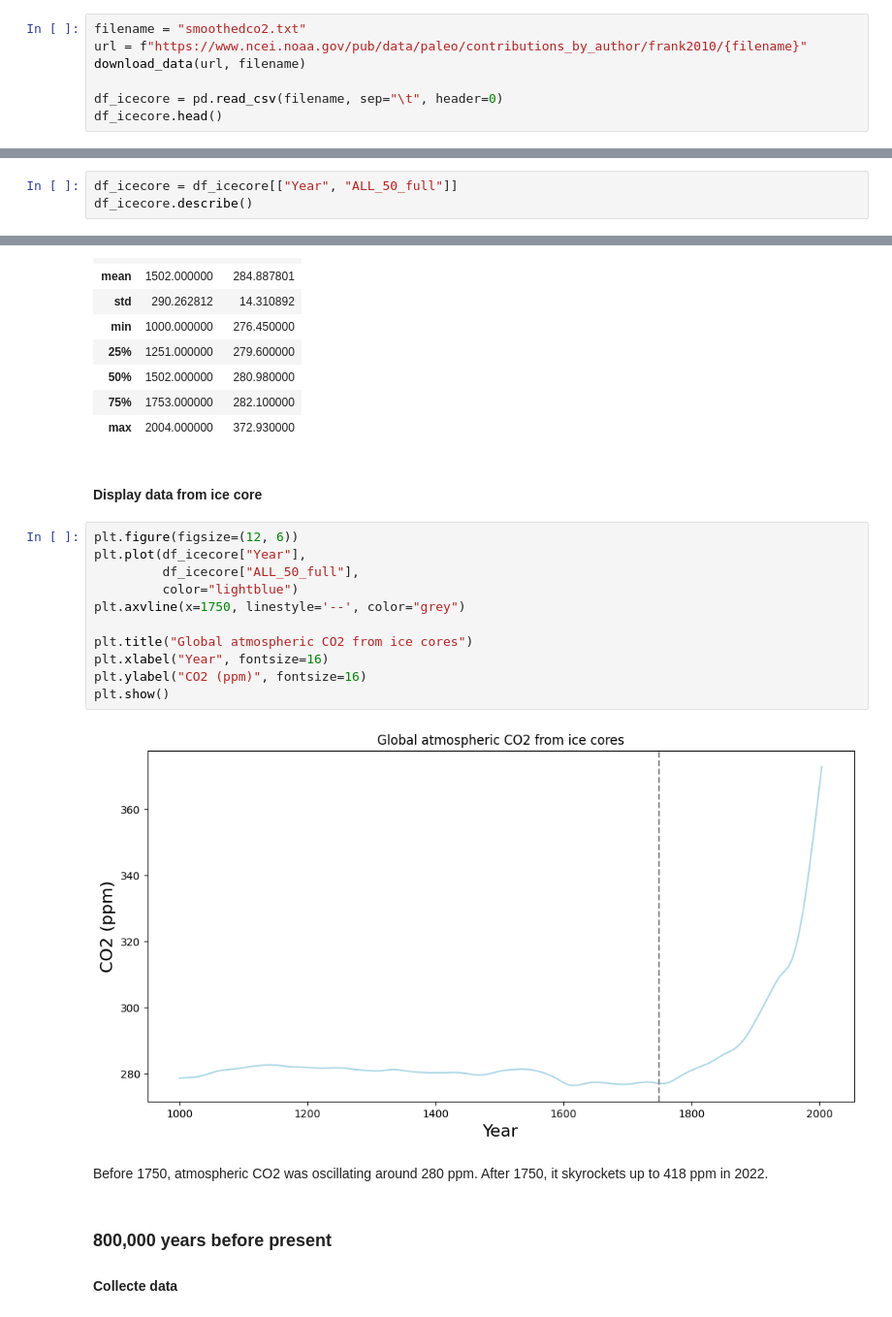
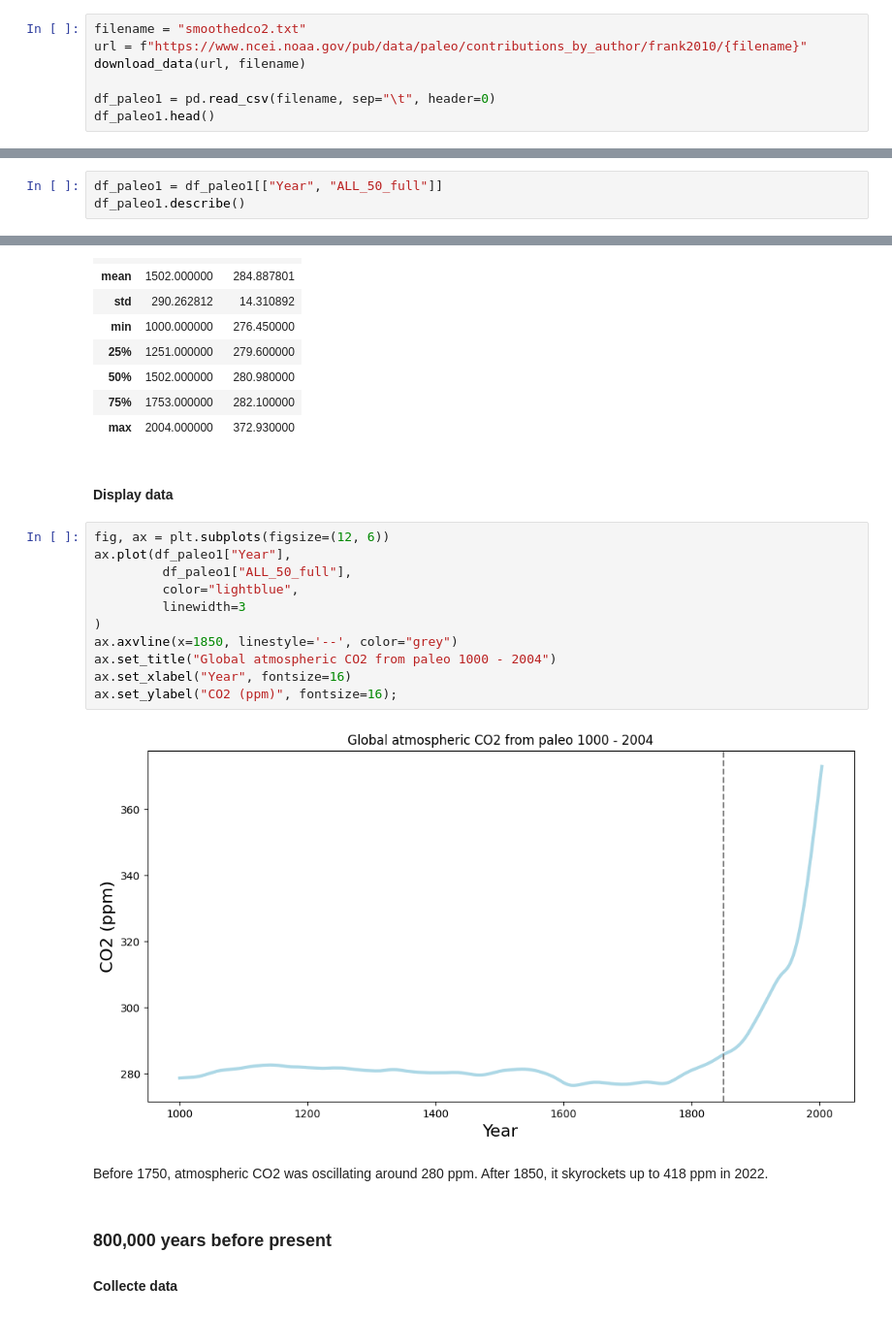
Before and after one commit to pierrepo/CO2-concentration, a Jupyter notebook: climate_change_CO2_analysis.ipynb, the cells around one changed output, grey strips where cells are left out. Shown at 97% size. Cells and saved outputs as stored; diff of their text form.

```diff
--- a/climate_change_CO2_analysis.ipynb
+++ b/climate_change_CO2_analysis.ipynb
@@ -359,8 +363,8 @@ filename = "smoothedco2.txt"
 url = f"https://www.ncei.noaa.gov/pub/data/paleo/contributions_by_author/frank2010/{filename}"
 download_data(url, filename)
 
-df_icecore = pd.read_csv(filename, sep="\t", header=0)
-df_icecore.head()
+df_paleo1 = pd.read_csv(filename, sep="\t", header=0)
+df_paleo1.head()
 # %% [output]
 File already downloaded: smoothedco2.txt
 |  | Year | ALL_50_full | LD_050 | DML_050 | ALL_050 | LD_075 | DML_075 | ALL_075 | LD_100 | DML_100 | ... | ... |
@@ -401,6 +405,6 @@ We will only take into account, the years and the averaged value for both sites
 # %%
-df_icecore = df_icecore[["Year", "ALL_50_full"]]
-df_icecore.describe()
+df_paleo1 = df_paleo1[["Year", "ALL_50_full"]]
+df_paleo1.describe()
 # %% [output]
 |  | Year | ALL_50_full |
 | count | 1005.000000 | 1005.000000 |
@@ -412,22 +416,22 @@ df_icecore.describe()
 | 75% | 1753.000000 | 282.100000 |
 | max | 2004.000000 | 372.930000 |
 # %% [markdown]
-#### Display data from ice core
+#### Display data
 # %%
-plt.figure(figsize=(12, 6))
-plt.plot(df_icecore["Year"],
-         df_icecore["ALL_50_full"],
-         color="lightblue")
-plt.axvline(x=1750, linestyle='--', color="grey")
-
-plt.title("Global atmospheric CO2 from ice cores")
-plt.xlabel("Year", fontsize=16)
-plt.ylabel("CO2 (ppm)", fontsize=16)
-plt.show()
+fig, ax = plt.subplots(figsize=(12, 6))
+ax.plot(df_paleo1["Year"],
+         df_paleo1["ALL_50_full"],
+         color="lightblue",
+         linewidth=3
+)
+ax.axvline(x=1850, linestyle='--', color="grey")
+ax.set_title("Global atmospheric CO2 from paleo 1000 - 2004")
+ax.set_xlabel("Year", fontsize=16)
+ax.set_ylabel("CO2 (ppm)", fontsize=16);
 # %% [output]
-[figure, old version]
+[figure, new version]
 # %% [markdown]
-Before 1750, atmospheric CO2 was oscillating around 280 ppm. After 1750, it skyrockets up to 418 ppm in 2022.
+Before 1750, atmospheric CO2 was oscillating around 280 ppm. After 1850, it skyrockets up to 418 ppm in 2022.
 # %% [markdown]
 ### 800,000 years before present
 
```
Also changed, not shown: parts of 50 cells of this notebook.
